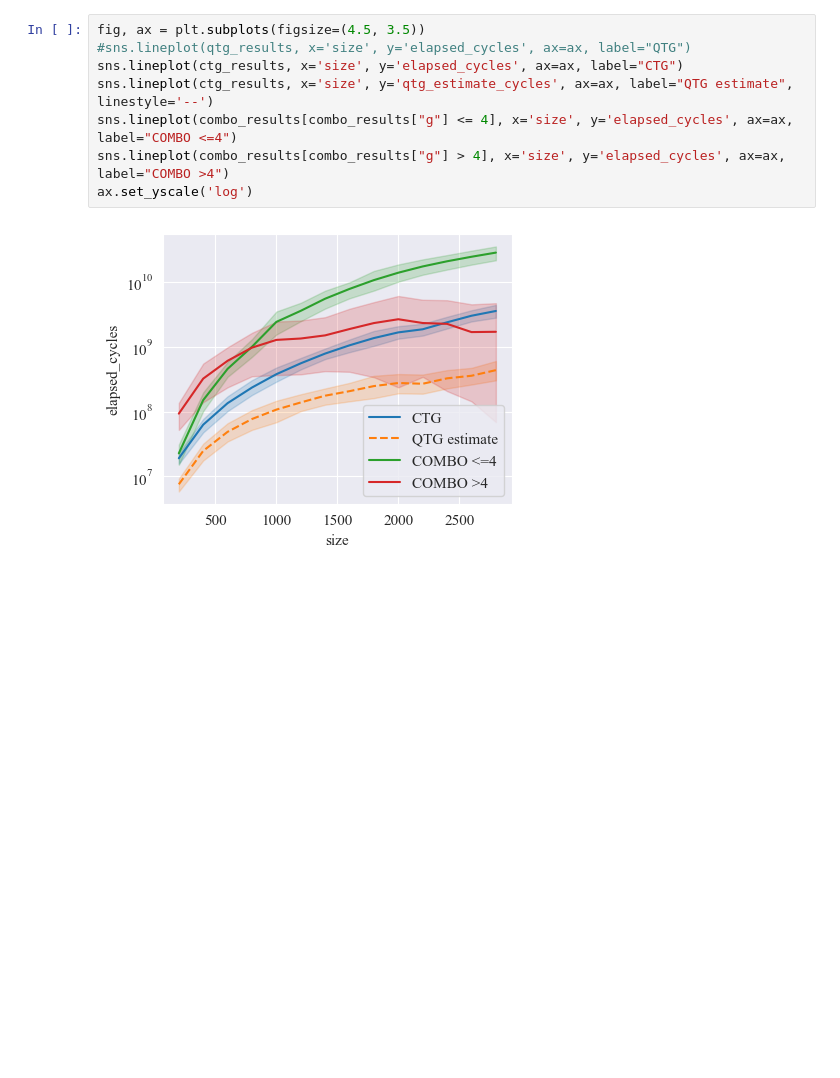
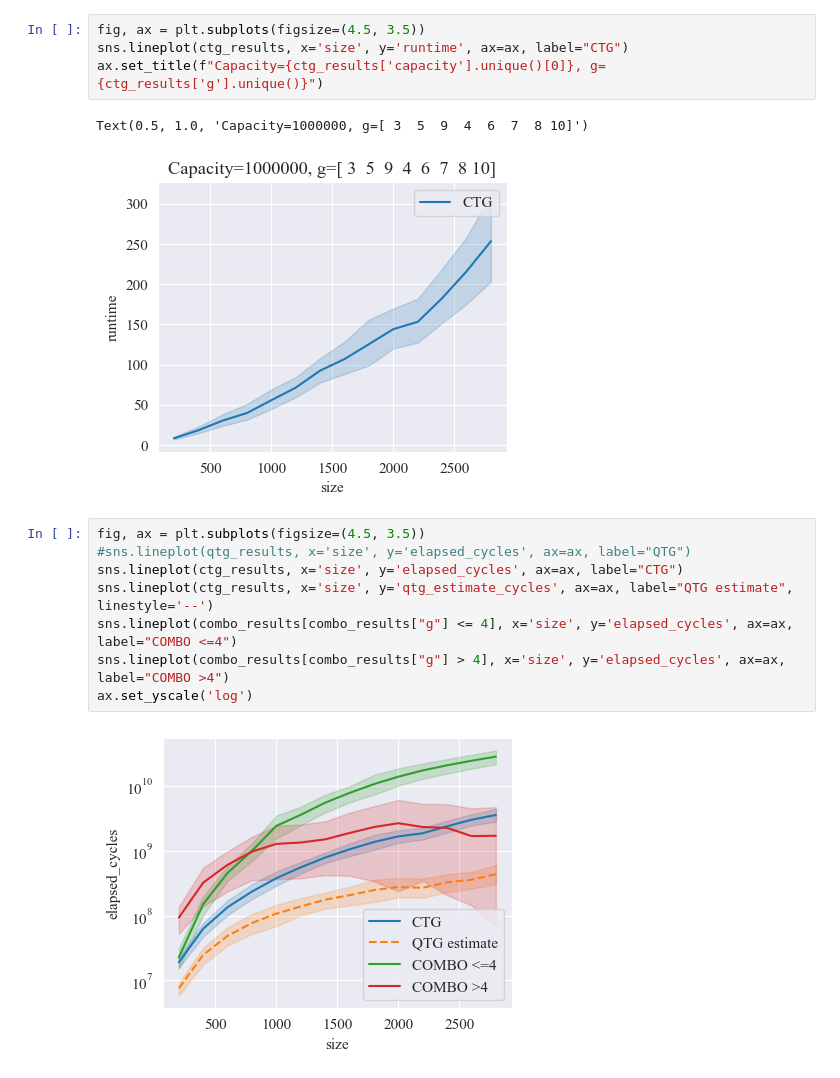
Before and after one commit to SoerenWilkening/QTG_0-1Knapsack, a Jupyter notebook: evaluation/08_ctg_qtg_analysis.ipynb, the cells around one changed output. Cells and saved outputs as stored; diff of their text form; blank space fills up the shorter version.

```diff
--- a/evaluation/08_ctg_qtg_analysis.ipynb
+++ b/evaluation/08_ctg_qtg_analysis.ipynb
@@ -69,3 +77,10 @@ sns.lineplot(ctg_results, x='size', y='success_probability', ax=ax, hue="g")
+# %%
+fig, ax = plt.subplots(figsize=(4.5, 3.5))
+sns.lineplot(ctg_results, x='size', y='runtime', ax=ax, label="CTG")
+ax.set_title(f"Capacity={ctg_results['capacity'].unique()[0]}, g={ctg_results['g'].unique()}")
+# %% [output]
+Text(0.5, 1.0, 'Capacity=1000000, g=[ 3  5  9  4  6  7  8 10]')
+[figure, added]
 # %%
 fig, ax = plt.subplots(figsize=(4.5, 3.5))
 #sns.lineplot(qtg_results, x='size', y='elapsed_cycles', ax=ax, label="QTG")
```
Also changed, not shown: parts of 3 cells of this notebook, 2 other files.
